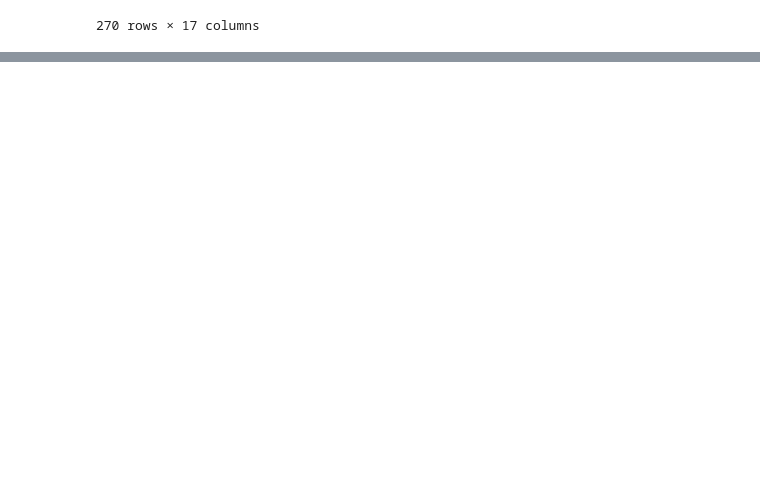
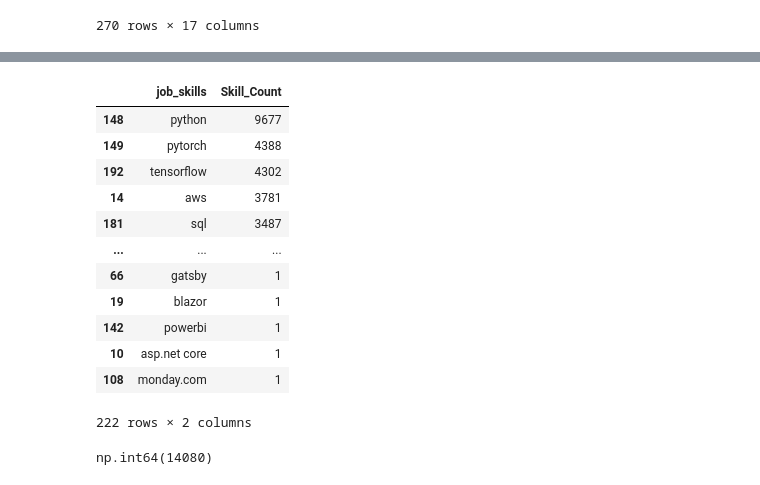
Before and after one commit to rajendrashrest111/python_data_project, a Jupyter notebook: 3_Project/2_Skil_Demand.ipynb, the cells around one changed output, grey strips where cells are left out. Cells and saved outputs as stored; diff of their text form; code cells hidden in the pictures; blank space fills up the shorter version.

```diff
--- a/3_Project/2_Skil_Demand.ipynb
+++ b/3_Project/2_Skil_Demand.ipynb
@@ -242,0 +243,26 @@ job_title = df
+# %%
+# add column with the skill counts
+df_Skill_Counts_ML = df_Skills_ML.groupby('job_skills').size().reset_index(name='Skill_Count')
+df_Skill_Counts_ML = df_Skill_Counts_ML.sort_values(by='Skill_Count', ascending=False)
+df_Skill_Counts_ML
+# %% [output]
+|  | job_skills | Skill_Count |
+| 148 | python | 9677 |
+| 149 | pytorch | 4388 |
+| 192 | tensorflow | 4302 |
+| 14 | aws | 3781 |
+| 181 | sql | 3487 |
+| ... | ... | ... |
+| 66 | gatsby | 1 |
+| 19 | blazor | 1 |
+| 142 | powerbi | 1 |
+| 10 | asp.net core | 1 |
+| 108 | monday.com | 1 |
+222 rows × 2 columns
+# %%
+# find the total job slisted for ML
+#df_ML_total_counts = df[df['job_title_short'] == 'Machine Learning Engineer'].sum().reset_index(name='Total_Count')
+df_ML_total_counts = df['job_title_short'].value_counts().get('Machine Learning Engineer', 0)
+df_ML_total_counts
+# %% [output]
+np.int64(14080)
```
Also changed, not shown: parts of 8 cells of this notebook, 2 other files.
